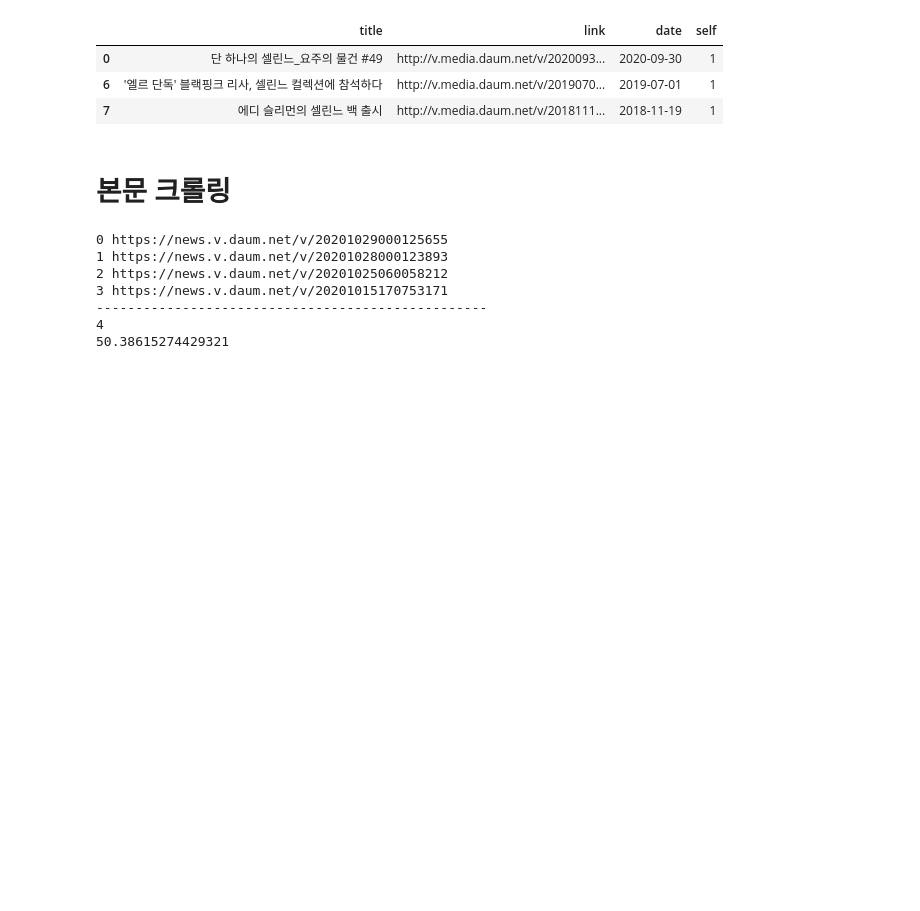
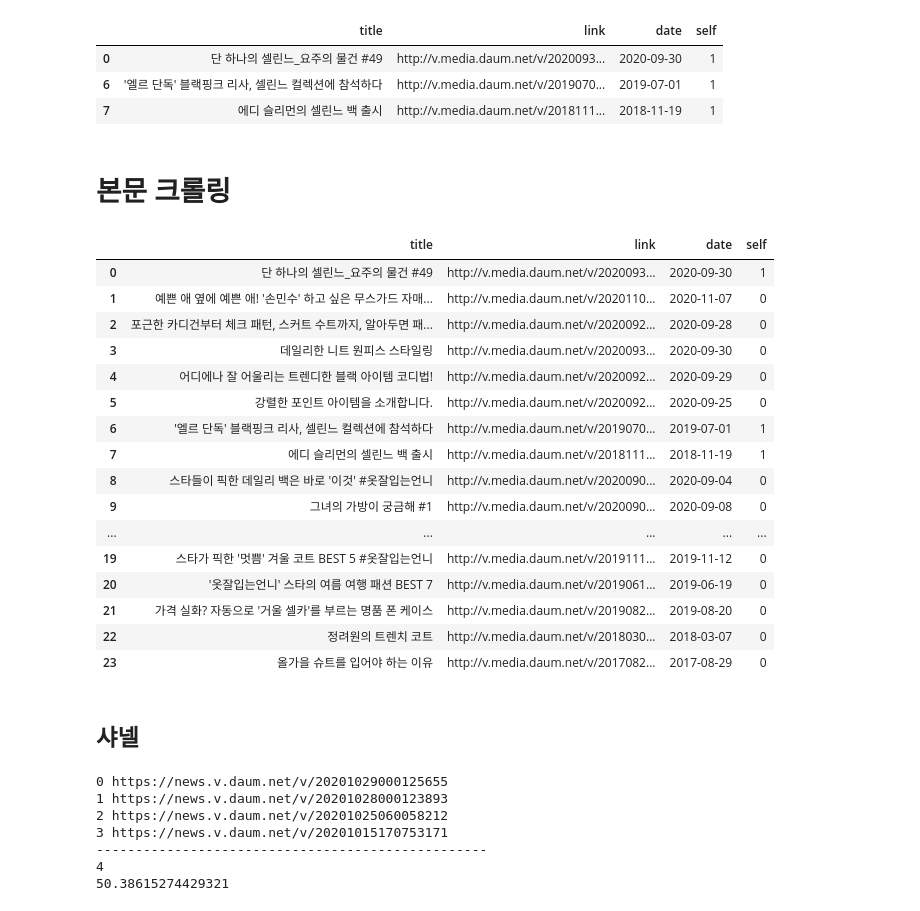
Before and after one commit to sujin29/blande, a Jupyter notebook: crawling_daum.ipynb, the cells around one changed output. Drawn from its saved outputs; the diff is of its cells as text; code cells hidden in the pictures; blank space fills up the shorter version.

```diff
--- a/crawling_daum.ipynb
+++ b/crawling_daum.ipynb
@@ -845,6 +915,28 @@ elle_chanel = pd.read_csv('elle_chanel.csv', sep='|', encoding='utf-8')
 elle_dior = pd.read_csv('elle_dior.csv', sep='|', encoding='utf-8')
 elle_ysl = pd.read_csv('elle_ysl.csv', sep='|', encoding='utf-8')
 elle_celine = pd.read_csv('elle_celine.csv', sep='|', encoding='utf-8')
+# %%
+elle_celine
+# %% [output]
+|  | title | link | date | self |
+| 0 | 단 하나의 셀린느_요주의 물건 #49 | http://v.media.daum.net/v/2020093... | 2020-09-30 | 1 |
+| 1 | 예쁜 애 옆에 예쁜 애! '손민수' 하고 싶은 무스가드 자매... | http://v.media.daum.net/v/2020110... | 2020-11-07 | 0 |
+| 2 | 포근한 카디건부터 체크 패턴, 스커트 수트까지, 알아두면 패... | http://v.media.daum.net/v/2020092... | 2020-09-28 | 0 |
+| 3 | 데일리한 니트 원피스 스타일링 | http://v.media.daum.net/v/2020093... | 2020-09-30 | 0 |
+| 4 | 어디에나 잘 어울리는 트렌디한 블랙 아이템 코디법! | http://v.media.daum.net/v/2020092... | 2020-09-29 | 0 |
+| 5 | 강렬한 포인트 아이템을 소개합니다. | http://v.media.daum.net/v/2020092... | 2020-09-25 | 0 |
+| 6 | '엘르 단독' 블랙핑크 리사, 셀린느 컬렉션에 참석하다 | http://v.media.daum.net/v/2019070... | 2019-07-01 | 1 |
+| 7 | 에디 슬리먼의 셀린느 백 출시 | http://v.media.daum.net/v/2018111... | 2018-11-19 | 1 |
+| 8 | 스타들이 픽한 데일리 백은 바로 '이것' #옷잘입는언니 | http://v.media.daum.net/v/2020090... | 2020-09-04 | 0 |
+| 9 | 그녀의 가방이 궁금해 #1 | http://v.media.daum.net/v/2020090... | 2020-09-08 | 0 |
+| ... | ... | ... | ... | ... |
+| 19 | 스타가 픽한 '멋쁨' 겨울 코트 BEST 5 #옷잘입는언니 | http://v.media.daum.net/v/2019111... | 2019-11-12 | 0 |
+| 20 | '옷잘입는언니' 스타의 여름 여행 패션 BEST 7 | http://v.media.daum.net/v/2019061... | 2019-06-19 | 0 |
+| 21 | 가격 실화? 자동으로 '거울 셀카'를 부르는 명품 폰 케이스 | http://v.media.daum.net/v/2019082... | 2019-08-20 | 0 |
+| 22 | 정려원의 트렌치 코트 | http://v.media.daum.net/v/2018030... | 2018-03-07 | 0 |
+| 23 | 올가을 슈트를 입어야 하는 이유 | http://v.media.daum.net/v/2017082... | 2017-08-29 | 0 |
+# %% [markdown]
+## 샤넬
 # %%
 start = time.time()
 
```
Also changed, not shown: parts of 27 cells of this notebook.
